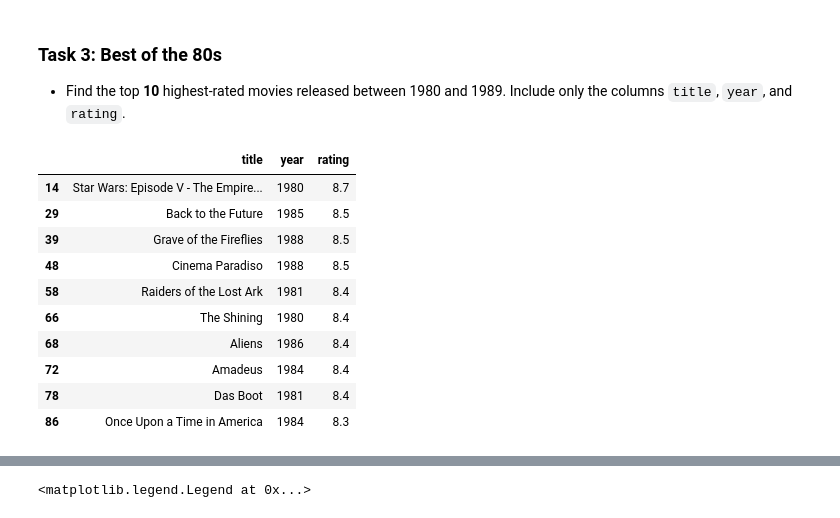
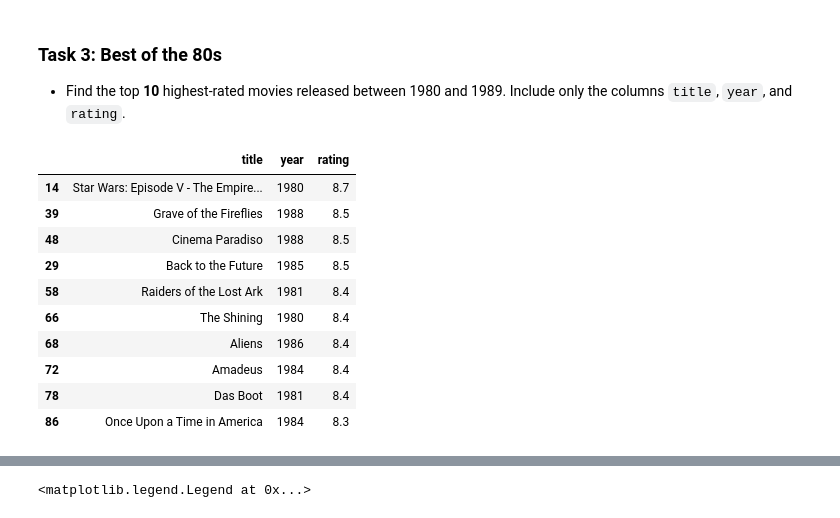
Before and after one commit to UL-FRI-IDS/IDS_Python_exam_2024_Solution, a Jupyter notebook: 02_data_exploration.ipynb, the cells around one changed output, grey strips where cells are left out. Saved outputs shown, nothing was run; the diff lists cells and outputs as text; code cells hidden in the pictures.

```diff
--- a/02_data_exploration.ipynb
+++ b/02_data_exploration.ipynb
@@ -49,13 +51,14 @@ df_2000
 ### Task 3: Best of the 80s
 - Find the top **10** highest-rated movies released between 1980 and 1989. Include only the columns  `title`, `year`, and `rating`.
 # %%
-df.loc[(df['year'] >= 1980) & (df['year'] <= 1989)].sort_values(by='rating', ascending=False)[['title', 'year', 'rating']].head(10)
+df80s = df.loc[(df['year'] >= 1980) & (df['year'] <= 1989)].sort_values(by='rating', ascending=False)[['title', 'year', 'rating']].head(10)
+df80s
 # %% [output]
 |  | title | year | rating |
 | 14 | Star Wars: Episode V - The Empire... | 1980 | 8.7 |
-| 29 | Back to the Future | 1985 | 8.5 |
 | 39 | Grave of the Fireflies | 1988 | 8.5 |
 | 48 | Cinema Paradiso | 1988 | 8.5 |
+| 29 | Back to the Future | 1985 | 8.5 |
 | 58 | Raiders of the Lost Ark | 1981 | 8.4 |
 | 66 | The Shining | 1980 | 8.4 |
 | 68 | Aliens | 1986 | 8.4 |
```
Also changed, not shown: parts of 8 cells of this notebook, 4 other files.
